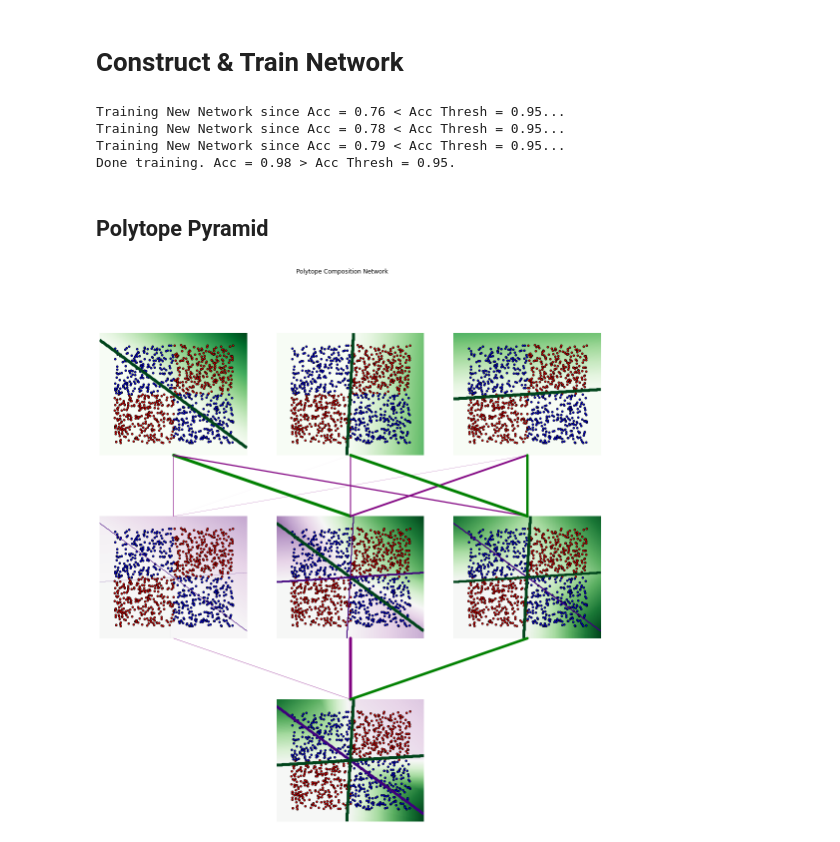
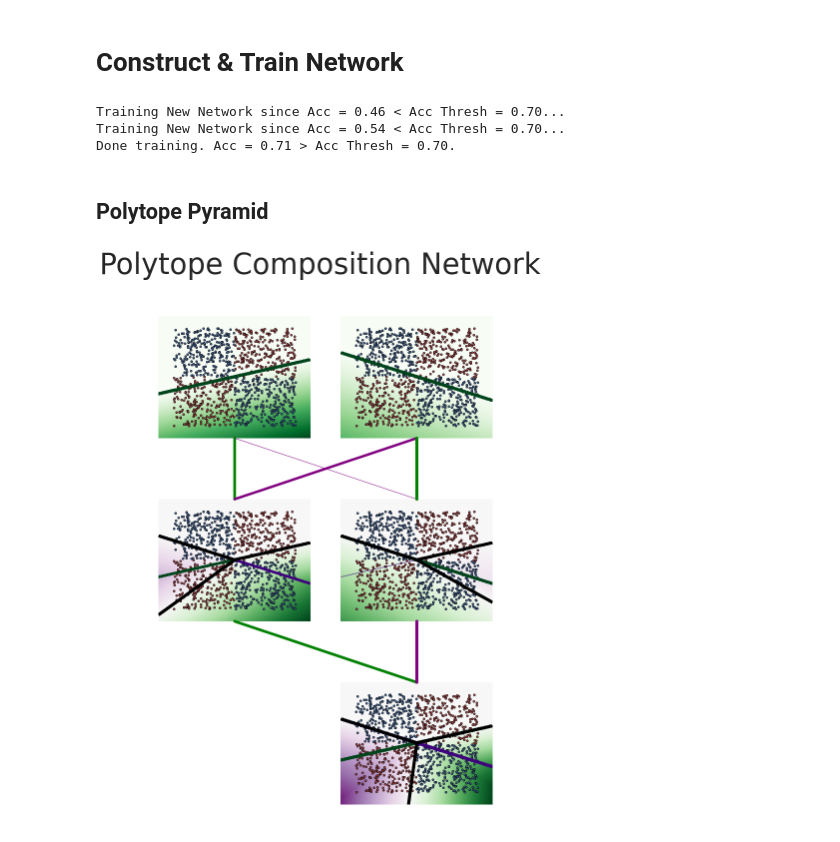
Before and after one commit to neurodata/kdg_will, a Jupyter notebook: Neural_Polytopes.ipynb, the cells around one changed output. Cells and saved outputs as stored; diff of their text form; code cells hidden in the pictures.

Commit message:
added prime example of non-polytope decision boundaries

```diff
--- a/Neural_Polytopes.ipynb
+++ b/Neural_Polytopes.ipynb
@@ -12,10 +13,10 @@ from matplotlib.colors import DivergingNorm
 # Experiment Parameters
 # %%
 plot_step = 0.01
-width = 3
+width = 2
 n = 1000
-acc_thresh = 0.95
-epochs = 100
+acc_thresh = 0.70
+epochs = 10
 # %% [markdown]
 # Data Generation
 ## Function
@@ -61,17 +62,18 @@ while acc < acc_thresh:
   else:
     print("Training New Network since Acc = {:0.2f} < Acc Thresh = {:0.2f}...".format(acc, acc_thresh))
 # %% [output]
-Training New Network since Acc = 0.76 < Acc Thresh = 0.95...
-Training New Network since Acc = 0.78 < Acc Thresh = 0.95...
-Training New Network since Acc = 0.79 < Acc Thresh = 0.95...
-Done training. Acc = 0.98 > Acc Thresh = 0.95.
+Training New Network since Acc = 0.46 < Acc Thresh = 0.70...
+Training New Network since Acc = 0.54 < Acc Thresh = 0.70...
+Done training. Acc = 0.71 > Acc Thresh = 0.70.
 # %% [markdown]
 ## Polytope Pyramid
 # %%
 figs, axs = plt.subplots(3, width, figsize = (6 * width, 6 * 3))
 plt.subplots_adjust(hspace=0.5)
+sns.set(font_scale = 4)
 figs.text(0.5, 0.04, '', ha='center')
 figs.suptitle("Polytope Composition Network")
+figs.set_facecolor('white')
 
 for i, ax in enumerate(axs.flat):
     ax.set_xticks([])
@@ -79,6 +81,7 @@ for i, ax in enumerate(axs.flat):
     ax.set_xlabel('')
     ax.set_ylabel('')
     ax.label_outer()
+    ax.set_facecolor('white')
 
     for side in {"right", "left", "top", "bottom"}:
         ax.spines[side].set_visible(False)
@@ -91,10 +94,10 @@ penultimate_preactivations = np.matmul(second_layer_activations, penultimate_wei
 
 
 for second_node in range(width):
-    node_activations = second_layer_activations[:, second_node].reshape(xx.shape)
-    axs[0][second_node].contour(xx,
+    for multiplier in [-1, 1]:
+      axs[0][second_node].contour(xx,
                                 yy,
-                                node_activations,
+                                second_layer_activations[:, second_node].reshape(xx.shape) + multiplier * 1e-12,
                                 levels=[0],
                                 cmap="Greens",
                                 vmin = -1,
@@ -102,7 +105,7 @@ for second_node in range(width):
                                 linewidths = 6)
     axs[0][second_node].pcolormesh(xx,
                           yy,
-                          node_activations,
+                          second_layer_activations[:, second_node].reshape(xx.shape),
                           cmap="Greens",
                           vmin = 0,
                           vmax = np.max(second_layer_activations)
@@ -125,6 +128,17 @@ for penultimate_node in range(width):
                               cmap="PRGn",
                               vmin = -np.max(np.abs(penultimate_preactivations)),
                               vmax = np.max(np.abs(penultimate_preactivations))
+                              )
+    for multiplier in [-1, 1]:
+      axs[1][penultimate_node].contour(xx,
+                              yy,
+                              penultimate_preactivations[:, penultimate_node].reshape(xx.shape) + multiplier * 1e-12,
+                              cmap="Greys",
+                              levels=[0],
+                              vmin = -1,
+                              vmax = 0,
+                              linewidths = 6,
+                              zorder = width + 1
                               )
 
   # Plot the training points
@@ -159,45 +173,52 @@ for penultimate_node in range(width):
                             lw=6 * np.abs(second_w) / np.max(np.abs(penultimate_weights)))
       axs[1][penultimate_node].add_artist(con)
 
-      second_polytope_activations = second_layer_activations[:, second_node]
       axs[1][penultimate_node].contour(xx,
                                        yy,
-                                       second_polytope_activations.reshape(xx.shape),
+                                       second_layer_activations[:, second_node].reshape(xx.shape),
                                        levels=[0],
                                        cmap="Greens" if second_w_sign * penultimate_w_sign > 0 else "Purples",
                                        vmin = -1,
                                        vmax = 0,
                                        linewidths = 6 * np.abs(second_w) / np.max(np.abs(penultimate_weights)))
       second_polytope_widths[second_node] += np.abs(ultimate_weights[penultimate_node]) * np.sign(second_w_sign)
 
 for second_node in range(width):
-    second_polytope_activations = second_layer_activations[:, second_node]
-    axs[2][int(width / 2)].contour(xx,
+    for multiplier in [-1, 1]:
+      axs[2][int(width / 2)].contour(xx,
                                        yy,
-                                       second_polytope_activations.reshape(xx.shape),
+                                       second_layer_activations[:, second_node].reshape(xx.shape) + multiplier * 1e-12,
                                        levels=[0],
                                        cmap="Greens" if second_polytope_widths[second_node] > 0 else "Purples",
                                        vmin = -1,
                                        vmax = 0,
                                        linewidths = 6 * np.abs(second_polytope_widths[second_node]) / np.max(np.abs(second_polytope_widths)))
 
 penultimate_activations = penultimate_preactivations * (penultimate_preactivations > 0).astype('int')
 ultimate_preactivations = np.matmul(penultimate_activations, ultimate_weights).reshape(xx.shape)
 axs[2][int(width / 2)].pcolormesh(xx,
                                yy,
                                ultimate_preactivations,
                                cmap="PRGn",
                                vmin = -np.max(np.abs(ultimate_preactivations)),
                                vmax = np.max(np.abs(ultimate_preactivations)))
+for multiplier in [-1, 1]:
+  axs[2][int(width / 2)].contour(xx,
+                               yy,
+                               ultimate_preactivations + multiplier * 1e-12,
+                               cmap="Greys",
+                               vmin = -1,
+                               vmax = 0,
+                               levels=[0],
+                               linewidths=6)
 
 
-#axs[2][int(width / 2)].contour(xx, yy, final_preactivations, levels=[0], cmap="Greys_r")
 
 # Plot the training points
 for y_val in range(2):
   idx = np.where(y == y_val)
   axs[2][int(width / 2)].scatter(X[idx, 0], X[idx, 1], c='rb'[y_val], label='Class {}'.format(y_val),
               s=15, edgecolor = 'black')
 plt.show()
 # %% [output]
-[figure, old version]
+[figure, new version]
```
Also changed, not shown: parts of 4 cells of this notebook.
